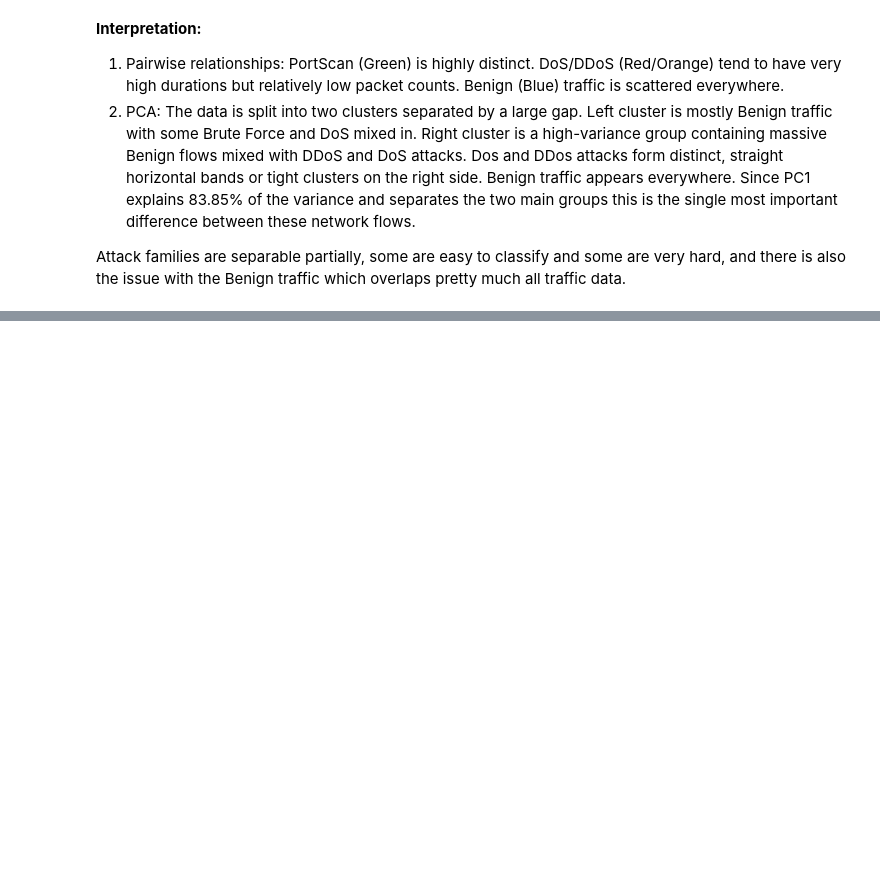
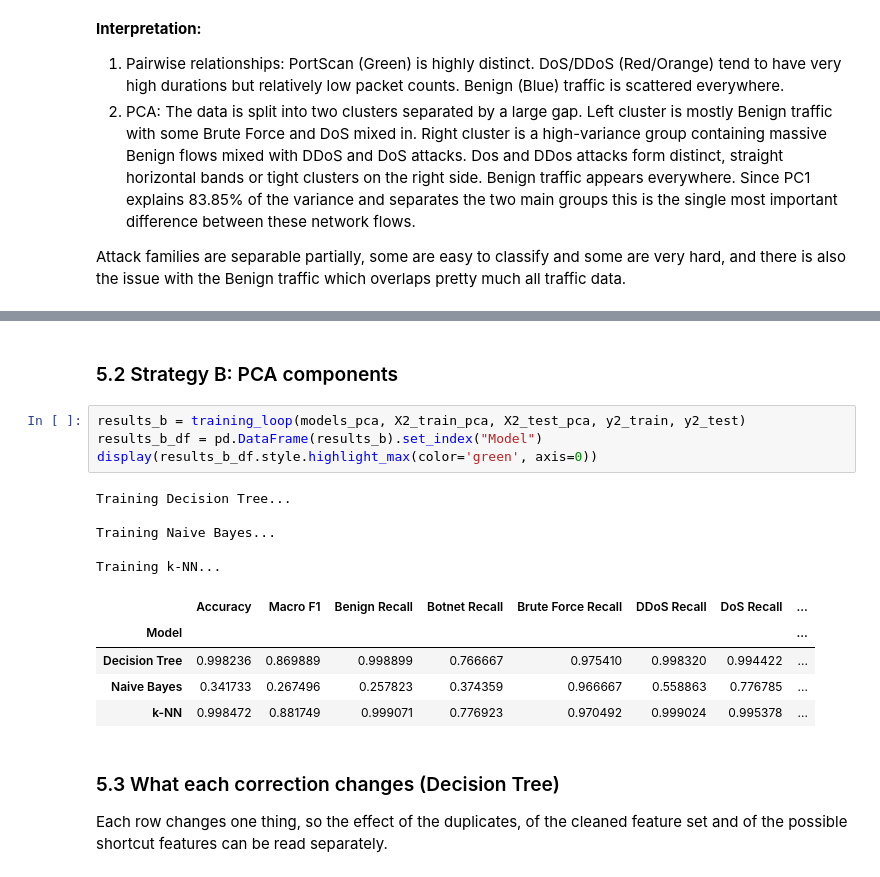
Before and after one commit to zombi170/tabular-data-science, a Jupyter notebook: network_attack_classification.ipynb, the cells around one changed output, grey strips where cells are left out. Saved outputs shown, nothing was run; the diff lists cells and outputs as text; blank space fills up the shorter version.

```diff
--- a/network_attack_classification.ipynb
+++ b/network_attack_classification.ipynb
@@ -649,0 +593,21 @@ Base model vs. Tuned model comparison:
+# %% [markdown]
+### 5.2 Strategy B: PCA components
+# %%
+results_b = training_loop(models_pca, X2_train_pca, X2_test_pca, y2_train, y2_test)
+results_b_df = pd.DataFrame(results_b).set_index("Model")
+display(results_b_df.style.highlight_max(color='green', axis=0))
+# %% [output]
+Training Decision Tree...
+
+Training Naive Bayes...
+
+Training k-NN...
+|  | Accuracy | Macro F1 | Benign Recall | Botnet Recall | Brute Force Recall | DDoS Recall | DoS Recall | ... |
+| Model |  |  |  |  |  |  |  | ... |
+| Decision Tree | 0.998236 | 0.869889 | 0.998899 | 0.766667 | 0.975410 | 0.998320 | 0.994422 | ... |
+| Naive Bayes | 0.341733 | 0.267496 | 0.257823 | 0.374359 | 0.966667 | 0.558863 | 0.776785 | ... |
+| k-NN | 0.998472 | 0.881749 | 0.999071 | 0.776923 | 0.970492 | 0.999024 | 0.995378 | ... |
+# %% [markdown]
+### 5.3 What each correction changes (Decision Tree)
+
+Each row changes one thing, so the effect of the duplicates, of the cleaned feature set and of the possible shortcut features can be read separately.
```
Also changed, not shown: parts of 44 cells of this notebook.
